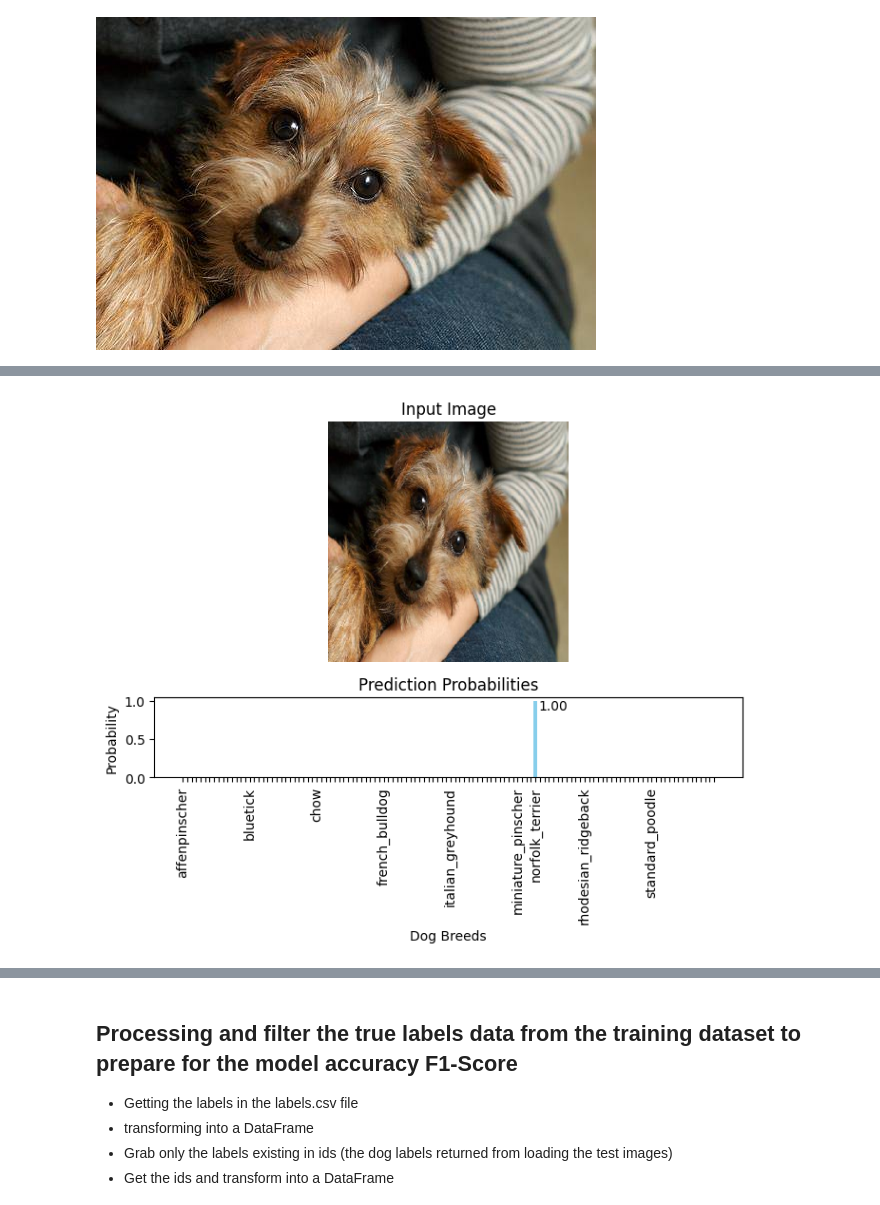
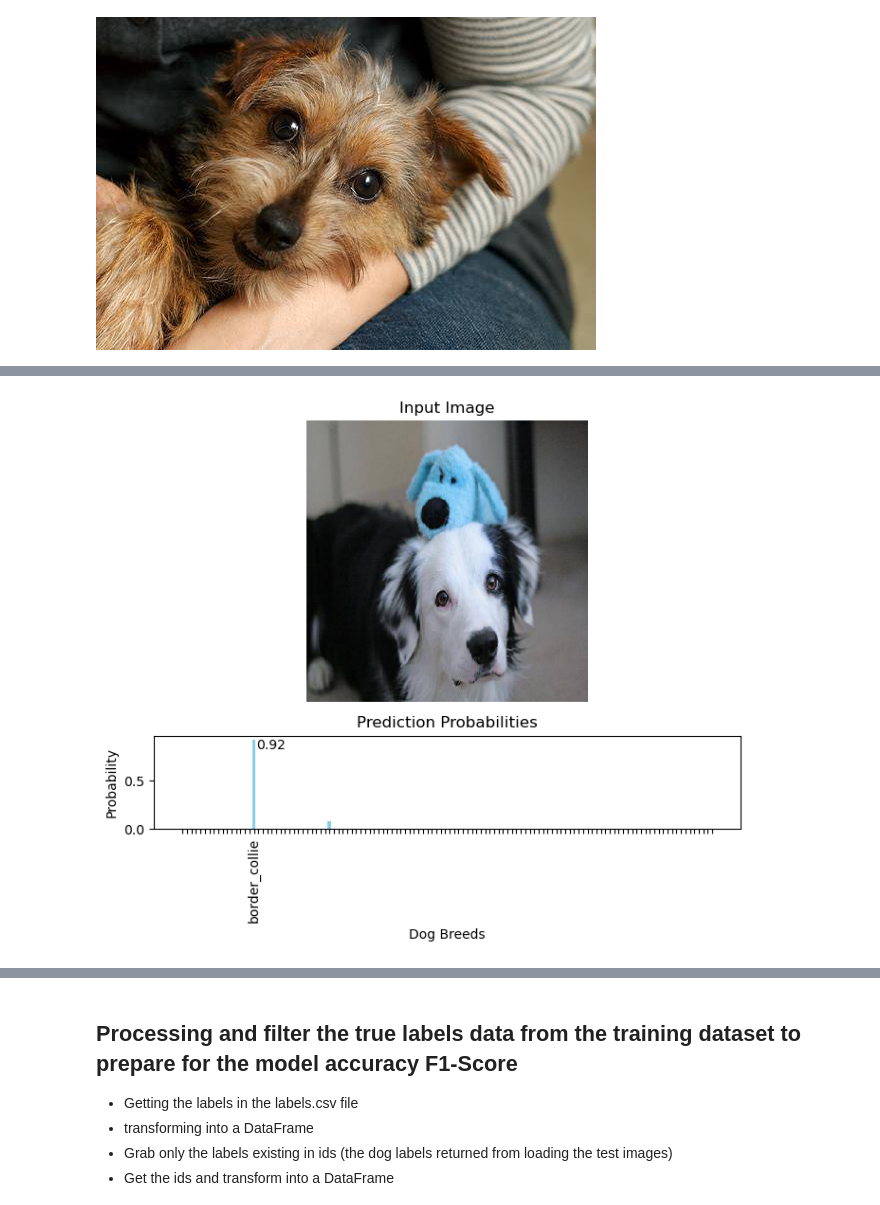
Before and after one commit to Jaaz7/TailTeller, a Jupyter notebook: jupyter_notebooks/05 - ModelTesting.ipynb, the cells around one changed output, grey strips where cells are left out. Cells and saved outputs as stored; diff of their text form; code cells hidden in the pictures.

Commit message:
Add functionality to dog breed identification

```diff
--- a/jupyter_notebooks/05 - ModelTesting.ipynb
+++ b/jupyter_notebooks/05 - ModelTesting.ipynb
@@ -272,6 +271,11 @@ Predicted label: norfolk_terrier
 Probability of prediction: 100%
 [figure]
 # %%
+model = load_model('src/machine_learning/tailteller_model.keras')
+
+with open('breeds.pkl', 'rb') as f:
+    breeds = pickle.load(f)
+
 def load_and_prepare_image(image_path, target_size=(299, 299)):
     """ Load and prepare an image for prediction """
     img = load_img(image_path, target_size=target_size)
@@ -307,8 +311,7 @@ def plot_predictions(image_path, model, breeds):
     axs[1].set_ylabel('Probability')
 
     # Show only every nth label and the top breed label
-    n = 15
-    labels = [breed if i % n == 0 or breed == top_breed else '' for i, breed in enumerate(breeds)]
+    labels = [breed if breed == top_breed else '' for breed in breeds]
     axs[1].set_xticks(range(len(breeds)))
     axs[1].set_xticklabels(labels, rotation=90)
 
@@ -318,6 +321,6 @@ def plot_predictions(image_path, model, breeds):
     plt.tight_layout()
     plt.show()
 
-image_path = 'images/test/dab33799bceb2387a3daea652bfd8773.jpg'
+image_path = 'images/test/01dffcb02d6cba7d2b101fcc93daa6f1.jpg'
 plot_predictions(image_path, model, breeds)
 # %% [output]
@@ -333,4 +336,4 @@ Feature maps shape:  (1, 1536)
-[figure, old version]
+[figure, new version]
 # %%
 def plot_top_n_predictions(predictions, breeds, n=5):
     """ Plot bar chart of the top N predictions """
```
Also changed, not shown: parts of 3 cells of this notebook, 7 other files.
